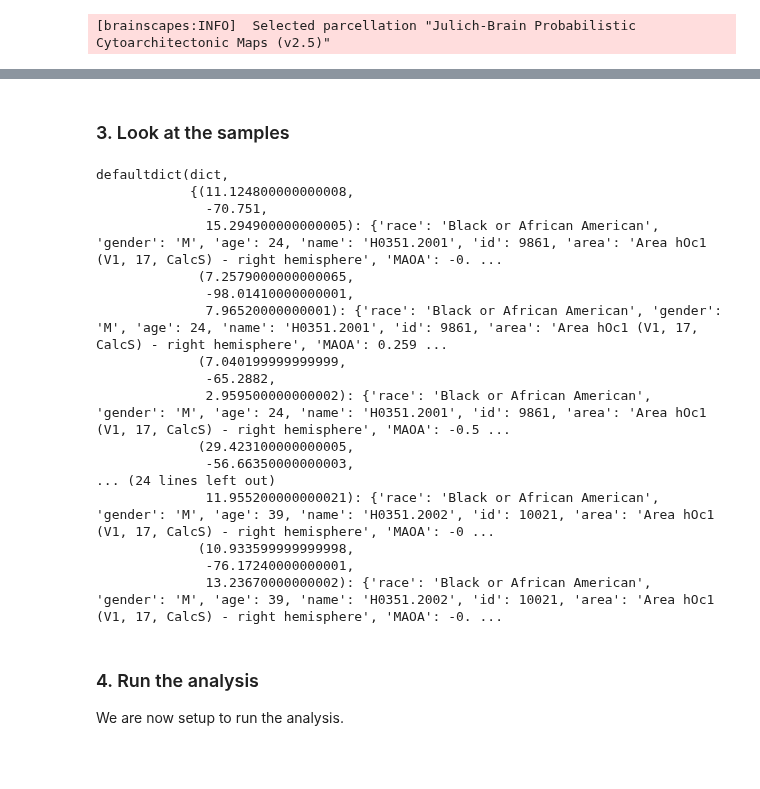
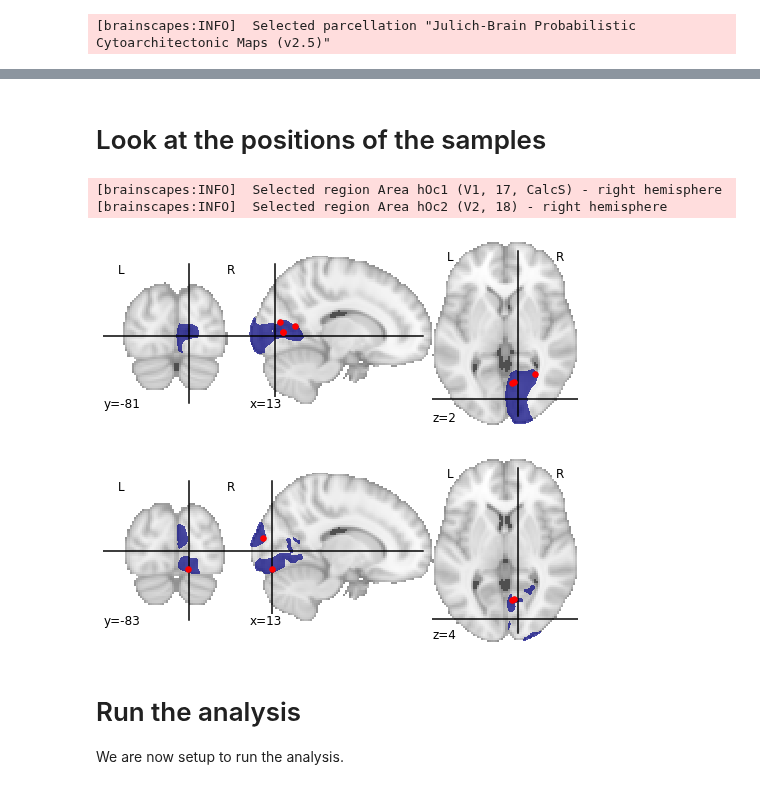
Before and after one commit to FZJ-INM1-BDA/siibra-python, a Jupyter notebook: examples/Differential gene expression analysis.ipynb, the cells around one changed output, grey strips where cells are left out. Drawn from its saved outputs; the diff is of its cells as text; code cells hidden in the pictures; blank space fills up the shorter version.

```diff
--- a/examples/Differential gene expression analysis.ipynb
+++ b/examples/Differential gene expression analysis.ipynb
@@ -50,27 +44,21 @@ jugex.define_roi2("v2 right")
 # %% [markdown]
-### 3. Look at the samples
+# Look at the positions of the samples
-# %%
-jugex.samples1
-# %% [output]
-defaultdict(dict,
-            {(11.124800000000008,
-              -70.751,
-              15.294900000000005): {'race': 'Black or African American', 'gender': 'M', 'age': 24, 'name': 'H0351.2001', 'id': 9861, 'area': 'Area hOc1 (V1, 17, CalcS) - right hemisphere', 'MAOA': -0. ...
-             (7.2579000000000065,
-              -98.01410000000001,
-              7.96520000000001): {'race': 'Black or African American', 'gender': 'M', 'age': 24, 'name': 'H0351.2001', 'id': 9861, 'area': 'Area hOc1 (V1, 17, CalcS) - right hemisphere', 'MAOA': 0.259 ...
-             (7.040199999999999,
-              -65.2882,
-              2.959500000000002): {'race': 'Black or African American', 'gender': 'M', 'age': 24, 'name': 'H0351.2001', 'id': 9861, 'area': 'Area hOc1 (V1, 17, CalcS) - right hemisphere', 'MAOA': -0.5 ...
-             (29.423100000000005,
-              -56.66350000000003,
-... (24 lines left out)
-              11.955200000000021): {'race': 'Black or African American', 'gender': 'M', 'age': 39, 'name': 'H0351.2002', 'id': 10021, 'area': 'Area hOc1 (V1, 17, CalcS) - right hemisphere', 'MAOA': -0 ...
-             (10.933599999999998,
-              -76.17240000000001,
-              13.23670000000002): {'race': 'Black or African American', 'gender': 'M', 'age': 39, 'name': 'H0351.2002', 'id': 10021, 'area': 'Area hOc1 (V1, 17, CalcS) - right hemisphere', 'MAOA': -0. ...
+# %%
+from nilearn import plotting
+import numpy as np
+
+for region,samples in zip(['v1 right','v2 right'],[jugex.samples1,jugex.samples2]):
+    atlas.select_region(region)
+    mask = atlas.get_mask(bs.spaces.MNI_152_ICBM_2009C_NONLINEAR_ASYMMETRIC)
+    display = plotting.plot_roi(mask)
+    display.add_markers([k for k,v in samples.items()])
+# %% [output]
+[brainscapes:INFO]  Selected region Area hOc1 (V1, 17, CalcS) - right hemisphere
+[brainscapes:INFO]  Selected region Area hOc2 (V2, 18) - right hemisphere
+[figure, added]
+[figure, added]
 # %% [markdown]
-### 4. Run the analysis
+# Run the analysis
 
 We are now setup to run the analysis.
 # %%
```
Also changed, not shown: parts of 6 cells of this notebook, 3 other files.
